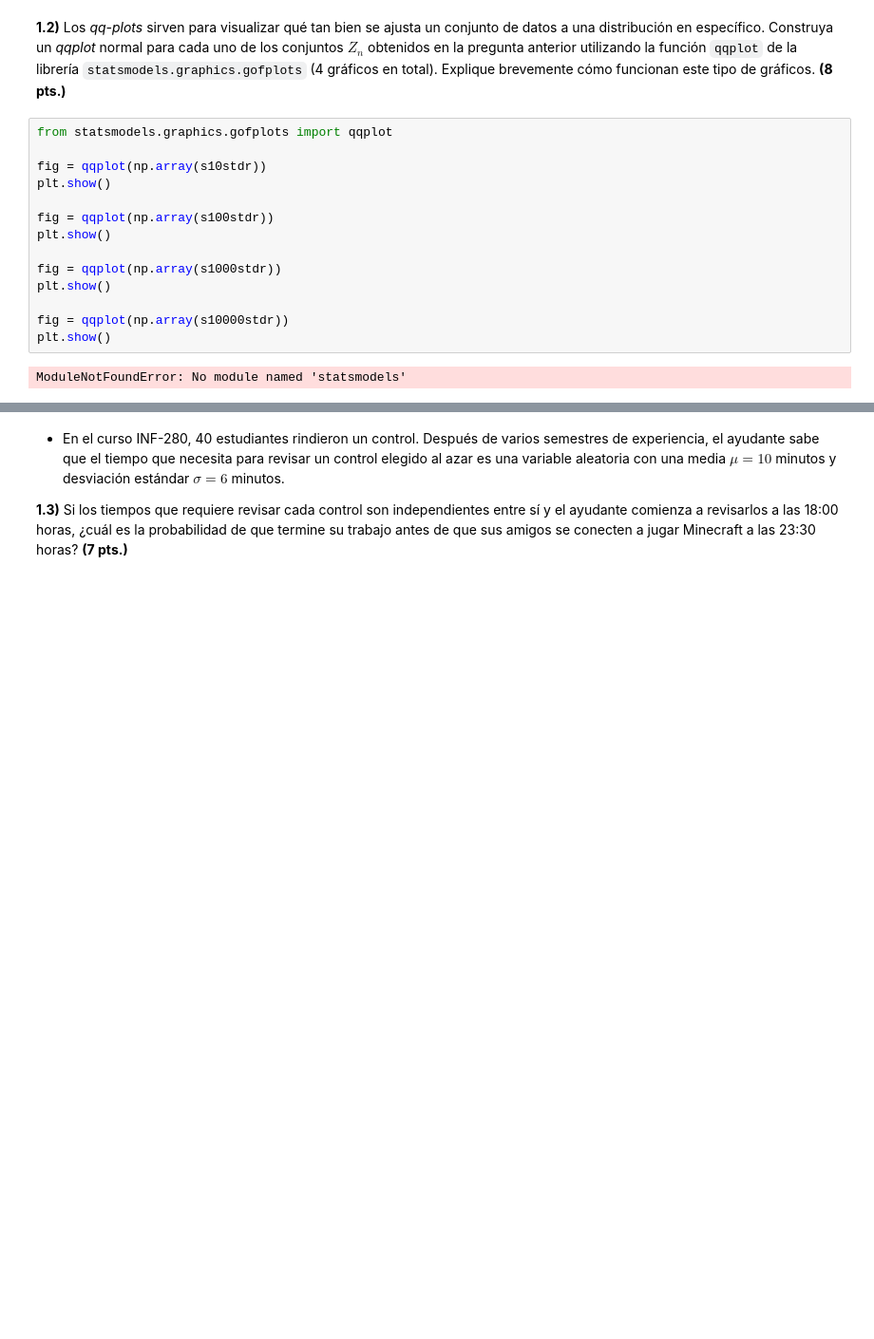
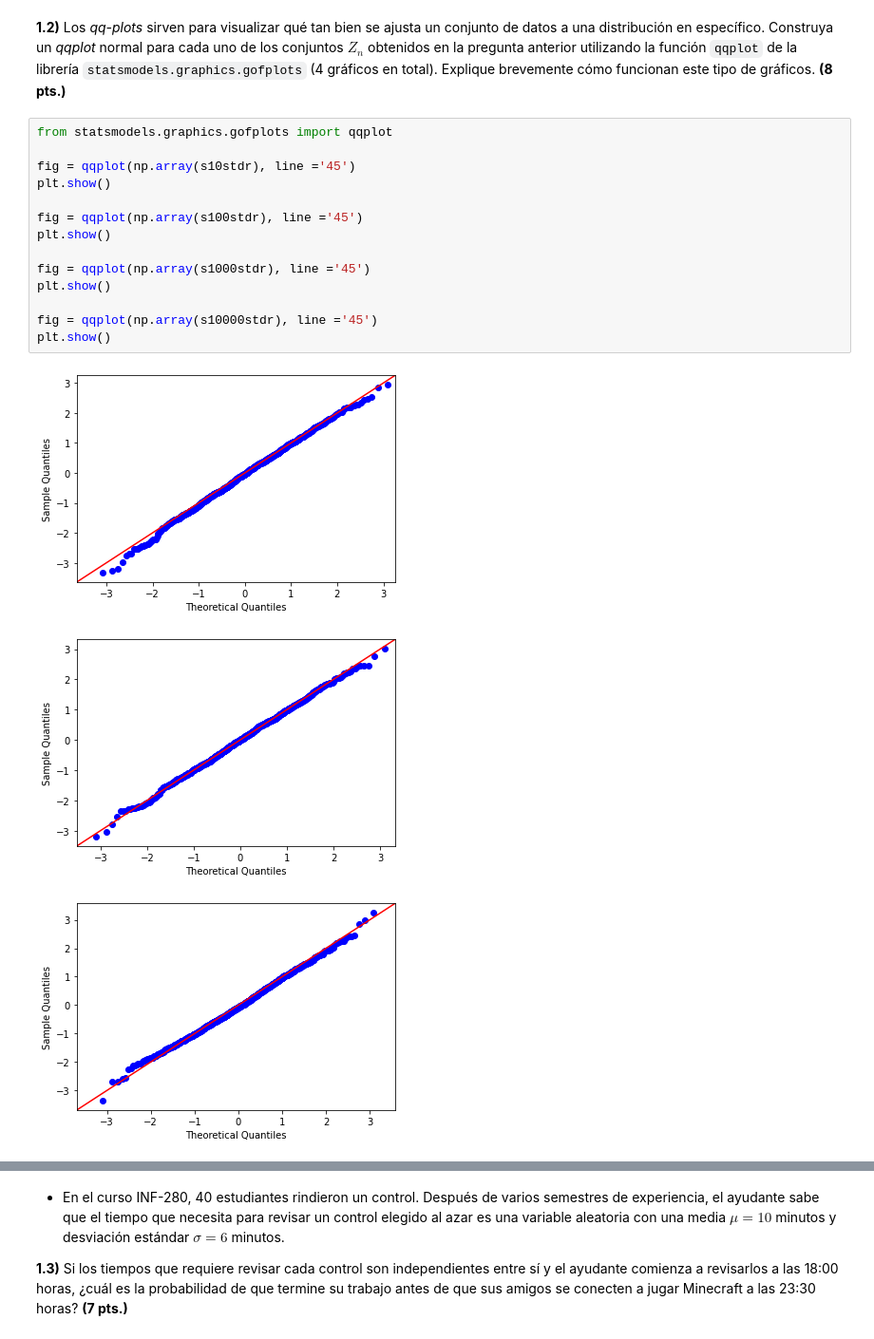
Before and after one commit to Camilo-Duque98/EstadisticaComputacional, a Jupyter notebook: lec-3-Los Dockeritos/lec-3.ipynb, the cells around one changed output, grey strips where cells are left out. Shown: that part at 95% size. Cells and saved outputs as stored; diff of their text form; blank space fills up the shorter version.

```diff
--- a/lec-3-Los Dockeritos/lec-3.ipynb
+++ b/lec-3-Los Dockeritos/lec-3.ipynb
@@ -203,16 +150,18 @@ plt.show()
 # %%
 from statsmodels.graphics.gofplots import qqplot
 
-fig = qqplot(np.array(s10stdr))
+fig = qqplot(np.array(s10stdr), line ='45')
 plt.show()
 
-fig = qqplot(np.array(s100stdr))
+fig = qqplot(np.array(s100stdr), line ='45')
 plt.show()
 
-fig = qqplot(np.array(s1000stdr))
+fig = qqplot(np.array(s1000stdr), line ='45')
 plt.show()
 
-fig = qqplot(np.array(s10000stdr))
+fig = qqplot(np.array(s10000stdr), line ='45')
 plt.show()
 # %% [output]
-ModuleNotFoundError: No module named 'statsmodels'
+[figure, added]
+[figure, added]
+[figure, added]
```
Also changed, not shown: parts of 15 cells of this notebook.
